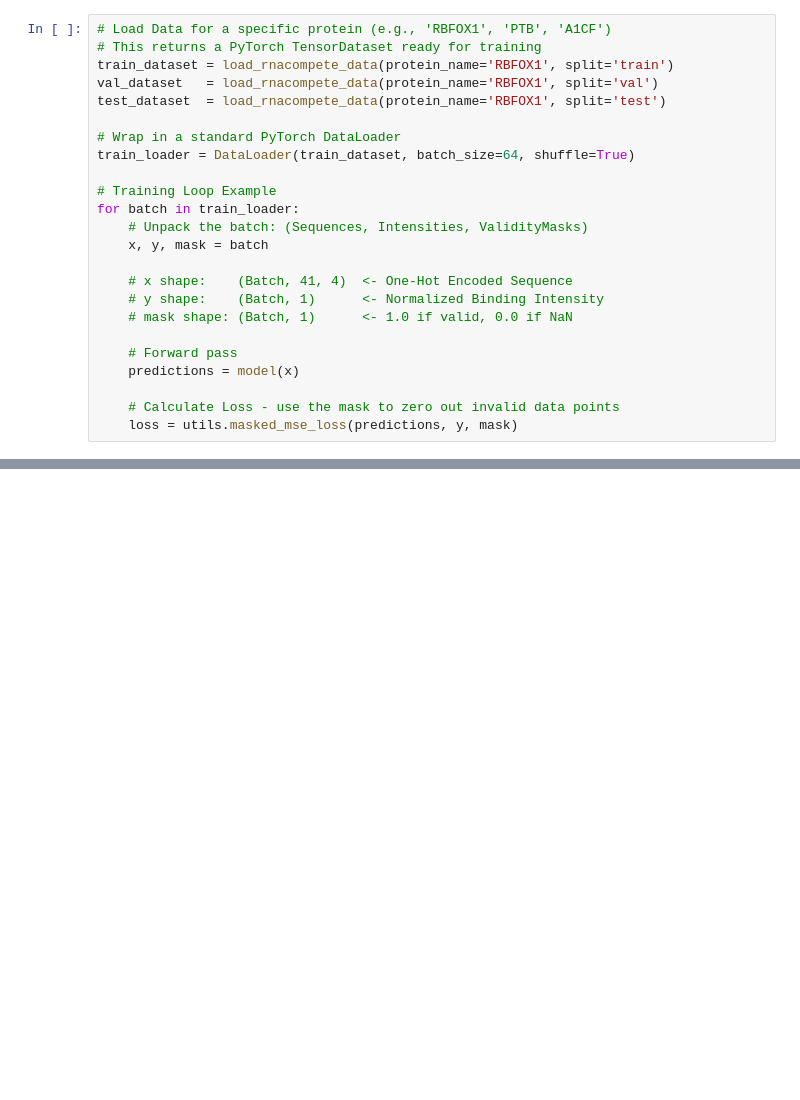
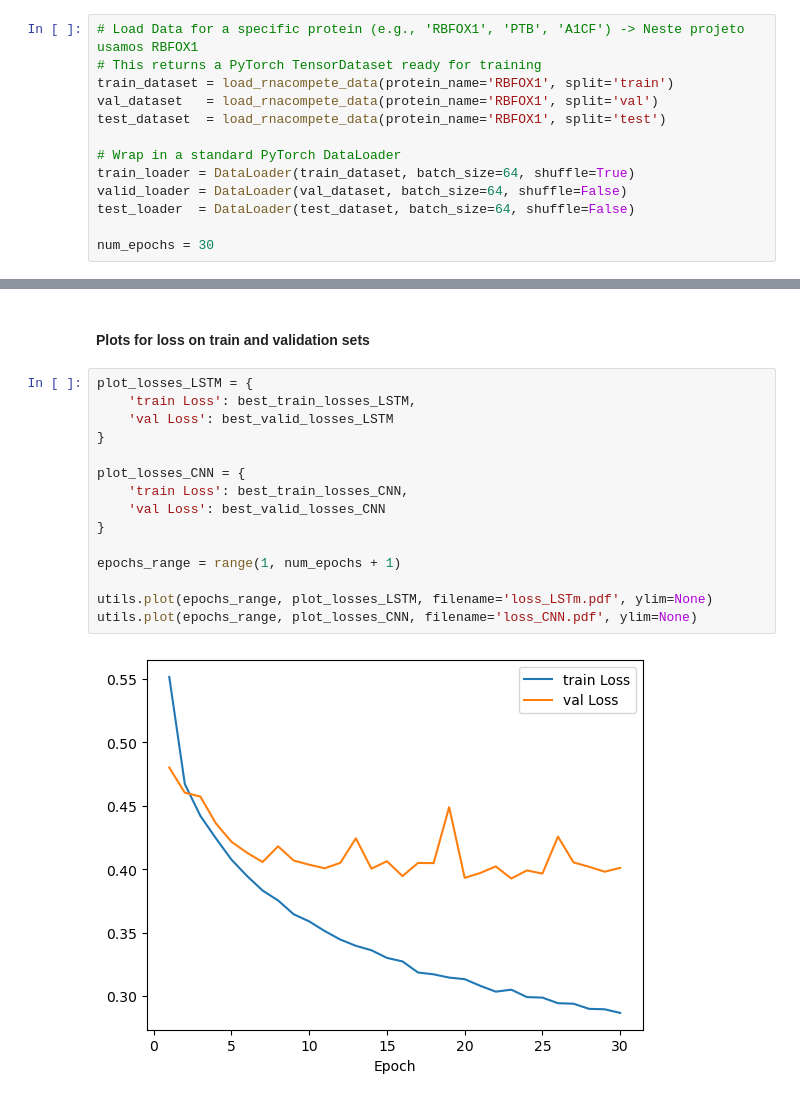
Before and after one commit to tiagofontes99/DeepLearningHomework1, a Jupyter notebook: hw2/skeleton_hw2_q2/2.1.ipynb, the cells around one changed output, grey strips where cells are left out. Saved outputs shown, nothing was run; the diff lists cells and outputs as text; blank space fills up the shorter version.

```diff
--- a/hw2/skeleton_hw2_q2/2.1.ipynb
+++ b/hw2/skeleton_hw2_q2/2.1.ipynb
@@ -15,5 +172,5 @@ cuda:0
 # %%
-# Load Data for a specific protein (e.g., 'RBFOX1', 'PTB', 'A1CF')
+# Load Data for a specific protein (e.g., 'RBFOX1', 'PTB', 'A1CF') -> Neste projeto usamos RBFOX1
 # This returns a PyTorch TensorDataset ready for training
 train_dataset = load_rnacompete_data(protein_name='RBFOX1', split='train')
 val_dataset   = load_rnacompete_data(protein_name='RBFOX1', split='val')
@@ -21,18 +178,7 @@ test_dataset  = load_rnacompete_data(protein_name='RBFOX1', split='test')
 
 # Wrap in a standard PyTorch DataLoader
 train_loader = DataLoader(train_dataset, batch_size=64, shuffle=True)
+valid_loader = DataLoader(val_dataset, batch_size=64, shuffle=False)
+test_loader  = DataLoader(test_dataset, batch_size=64, shuffle=False)
 
-# Training Loop Example
-for batch in train_loader:
-    # Unpack the batch: (Sequences, Intensities, ValidityMasks)
-    x, y, mask = batch
-
-    # x shape:    (Batch, 41, 4)  <- One-Hot Encoded Sequence
-    # y shape:    (Batch, 1)      <- Normalized Binding Intensity
-    # mask shape: (Batch, 1)      <- 1.0 if valid, 0.0 if NaN
-
-    # Forward pass
-    predictions = model(x)
-
-    # Calculate Loss - use the mask to zero out invalid data points
-    loss = utils.masked_mse_loss(predictions, y, mask)
+num_epochs = 30
@@ -38,0 +301,19 @@ for batch in train_loader:
+# %% [markdown]
+#### Plots for loss on train and validation sets
+# %%
+plot_losses_LSTM = {
+    'train Loss': best_train_losses_LSTM,
+    'val Loss': best_valid_losses_LSTM
+}
+
+plot_losses_CNN = {
+    'train Loss': best_train_losses_CNN,
+    'val Loss': best_valid_losses_CNN
+}
+
+epochs_range = range(1, num_epochs + 1)
+
+utils.plot(epochs_range, plot_losses_LSTM, filename='loss_LSTm.pdf', ylim=None)
+utils.plot(epochs_range, plot_losses_CNN, filename='loss_CNN.pdf', ylim=None)
+# %% [output]
+[figure, added]
```
Also changed, not shown: parts of 12 cells of this notebook, 5 other files.
